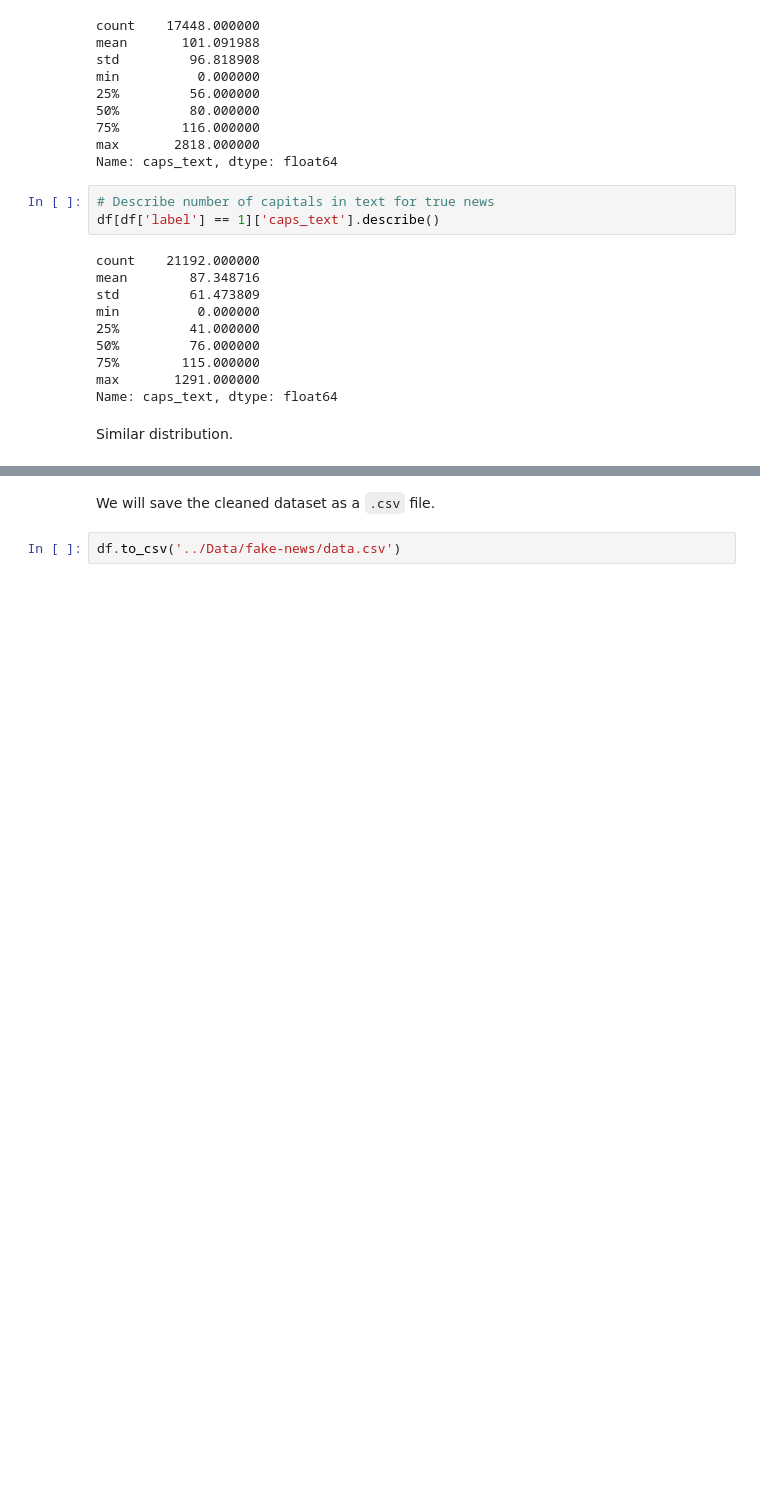
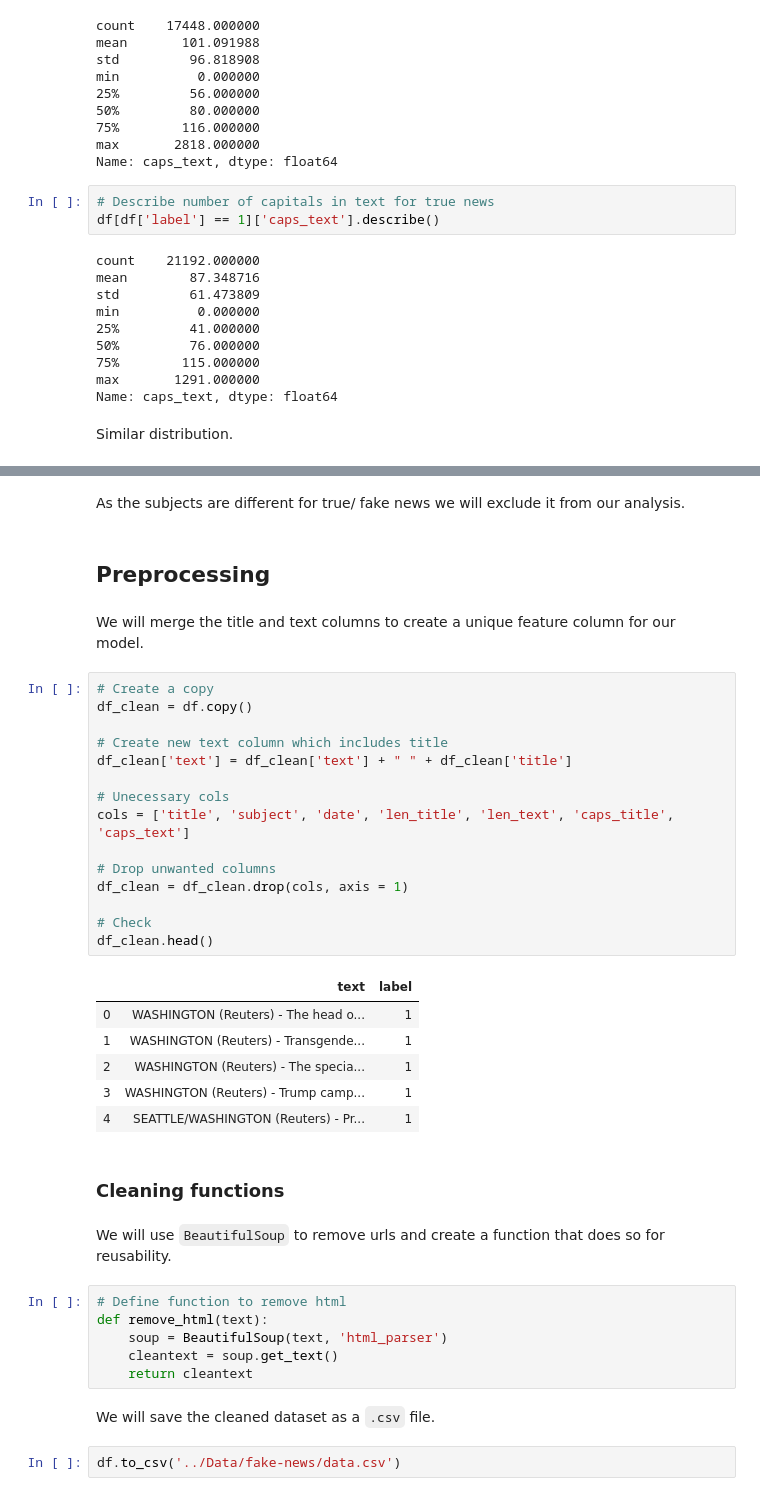
Before and after one commit to nadinezab/fake-news, a Jupyter notebook: 1_EDA.ipynb, the cells around one changed output, grey strips where cells are left out. Cells and saved outputs as stored; diff of their text form; blank space fills up the shorter version.

```diff
--- a/1_EDA.ipynb
+++ b/1_EDA.ipynb
@@ -480,3 +499,41 @@ Similar distribution.
+# %% [markdown]
+As the subjects are different for true/ fake news we will exclude it from our analysis.
+# %% [markdown]
+## Preprocessing
+# %% [markdown]
+We will merge the title and text columns to create a unique feature column for our model.
+# %%
+# Create a copy
+df_clean = df.copy()
+
+# Create new text column which includes title
+df_clean['text'] = df_clean['text'] + " " + df_clean['title']
+
+# Unecessary cols
+cols = ['title', 'subject', 'date', 'len_title', 'len_text', 'caps_title', 'caps_text']
+
+# Drop unwanted columns
+df_clean = df_clean.drop(cols, axis = 1)
+
+# Check
+df_clean.head()
+# %% [output]
+|  | text | label |
+| 0 | WASHINGTON (Reuters) - The head o... | 1 |
+| 1 | WASHINGTON (Reuters) - Transgende... | 1 |
+| 2 | WASHINGTON (Reuters) - The specia... | 1 |
+| 3 | WASHINGTON (Reuters) - Trump camp... | 1 |
+| 4 | SEATTLE/WASHINGTON (Reuters) - Pr... | 1 |
+# %% [markdown]
+### Cleaning functions
+# %% [markdown]
+We will use `BeautifulSoup` to remove urls and create a function that does so for reusability.
+# %%
+# Define function to remove html
+def remove_html(text):
+    soup = BeautifulSoup(text, 'html_parser')
+    cleantext = soup.get_text()
+    return cleantext
 # %% [markdown]
 We will save the cleaned dataset as a `.csv` file.
 # %%
```
Also changed, not shown: parts of 5 cells of this notebook.
